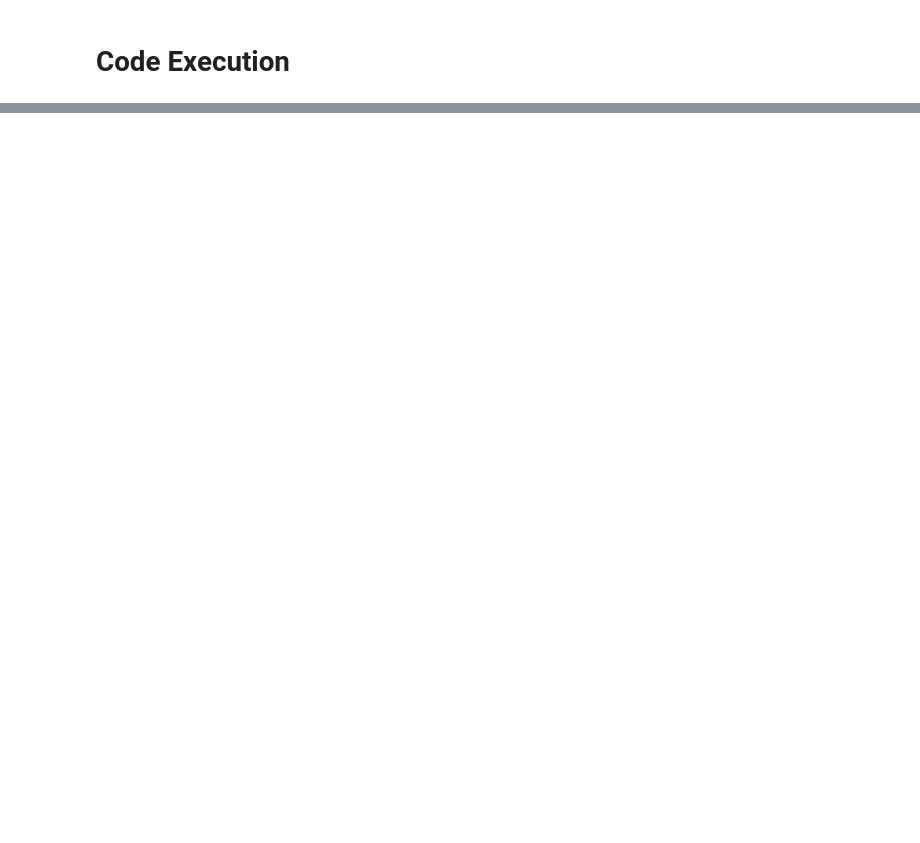
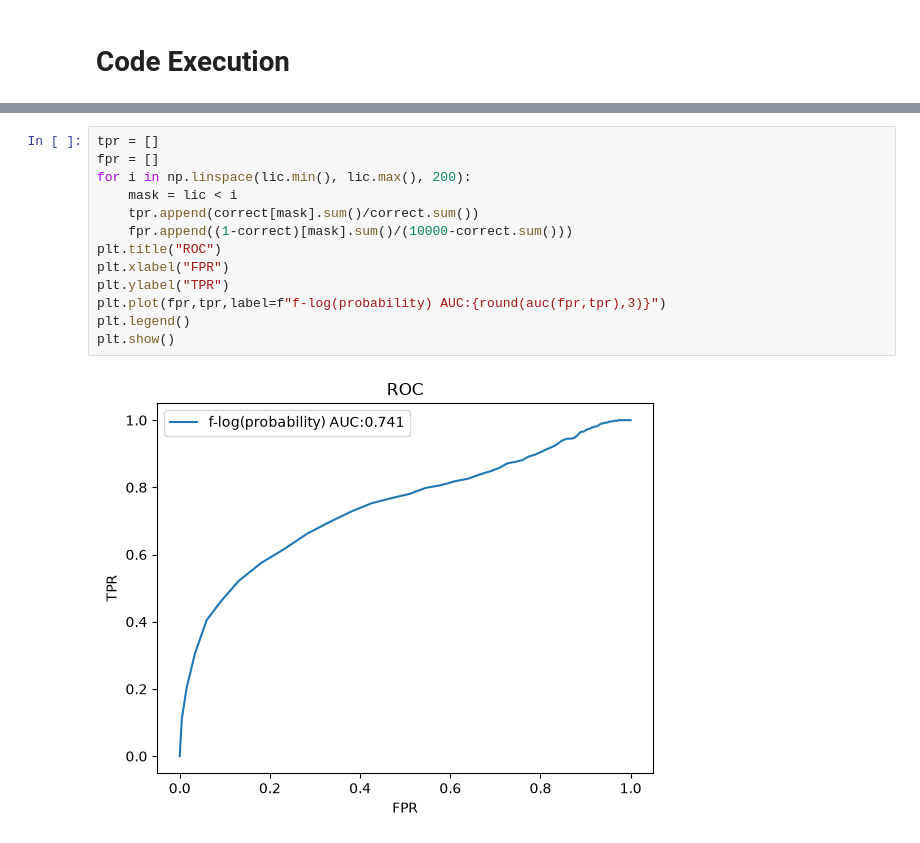
Before and after one commit to Kaqiha/Model-Confidence-Detection, a Jupyter notebook: MCD/Model Uncertainty Detection.ipynb, the cells around one changed output, grey strips where cells are left out. Saved outputs shown, nothing was run; the diff lists cells and outputs as text; blank space fills up the shorter version.

```diff
--- a/MCD/Model Uncertainty Detection.ipynb
+++ b/MCD/Model Uncertainty Detection.ipynb
@@ -195,0 +216,15 @@ plt.savefig("Calibration Curve.svg")
+# %%
+tpr = []
+fpr = []
+for i in np.linspace(lic.min(), lic.max(), 200):
+    mask = lic < i
+    tpr.append(correct[mask].sum()/correct.sum())
+    fpr.append((1-correct)[mask].sum()/(10000-correct.sum()))
+plt.title("ROC")
+plt.xlabel("FPR")
+plt.ylabel("TPR")
+plt.plot(fpr,tpr,label=f"f-log(probability) AUC:{round(auc(fpr,tpr),3)}")
+plt.legend()
+plt.show()
+# %% [output]
+[figure, added]
```
Also changed, not shown: parts of 8 cells of this notebook, 3 other files.
